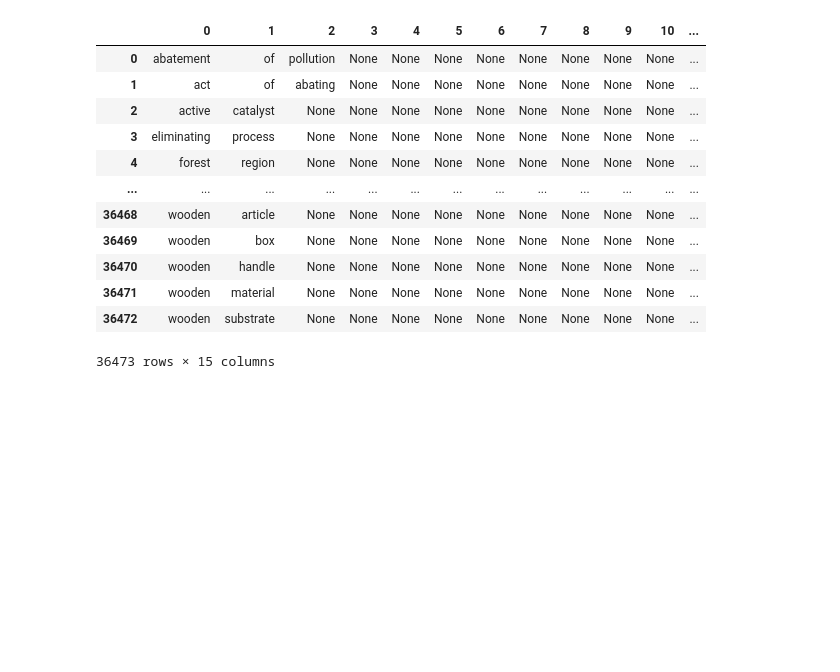
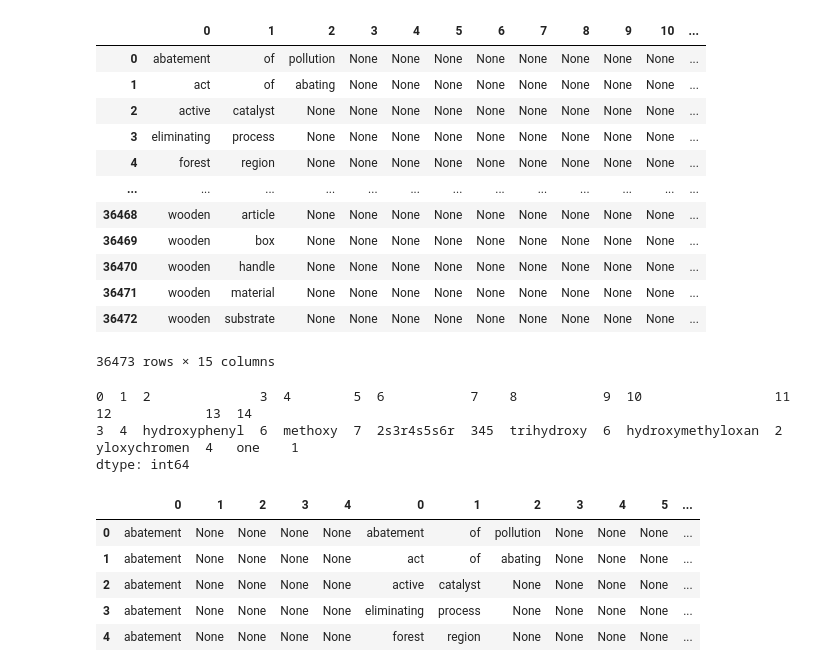
Before and after one commit to davefriesen/patent-semantics, a Jupyter notebook: source/Attempt 1 - Patent Semantics.ipynb, the cells around one changed output. Drawn from its saved outputs; the diff is of its cells as text; code cells hidden in the pictures; blank space fills up the shorter version.

```diff
--- a/source/Attempt 1 - Patent Semantics.ipynb
+++ b/source/Attempt 1 - Patent Semantics.ipynb
@@ -100,3 +100,19 @@ split_target
 | 36471 | wooden | material | None | None | None | None | None | None | None | None | None | ... |
 | 36472 | wooden | substrate | None | None | None | None | None | None | None | None | None | ... |
 36473 rows × 15 columns
+# %%
+split_target.value_counts()
+# %% [output]
+0  1  2              3  4        5  6           7    8           9  10                 11  12            13  14
+3  4  hydroxyphenyl  6  methoxy  7  2s3r4s5s6r  345  trihydroxy  6  hydroxymethyloxan  2   yloxychromen  4   one    1
+dtype: int64
+# %%
+anchor_target = pd.concat([split_anchor, split_target], axis = 1)
+anchor_target.head()
+# %% [output]
+|  | 0 | 1 | 2 | 3 | 4 | 0 | 1 | 2 | 3 | 4 | 5 | ... |
+| 0 | abatement | None | None | None | None | abatement | of | pollution | None | None | None | ... |
+| 1 | abatement | None | None | None | None | act | of | abating | None | None | None | ... |
+| 2 | abatement | None | None | None | None | active | catalyst | None | None | None | None | ... |
+| 3 | abatement | None | None | None | None | eliminating | process | None | None | None | None | ... |
+| 4 | abatement | None | None | None | None | forest | region | None | None | None | None | ... |
```
Also changed, not shown: parts of 8 cells of this notebook.
